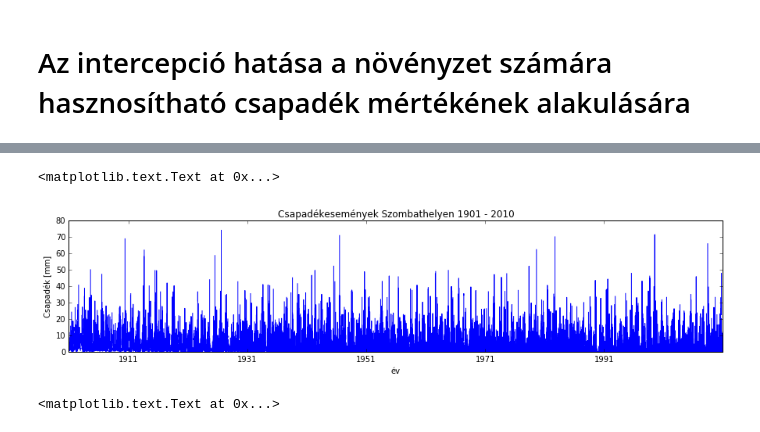
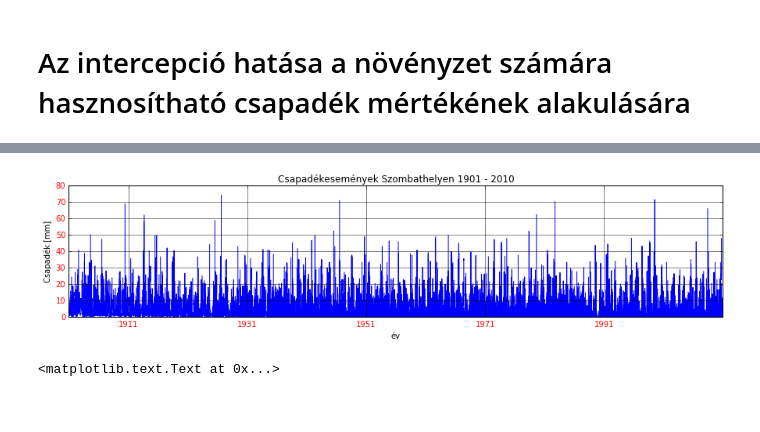
Before and after one commit to jsheperd/forest_water, a Jupyter notebook: interception.ipynb, the cells around one changed output, grey strips where cells are left out. Saved outputs shown, nothing was run; the diff lists cells and outputs as text; code cells hidden in the pictures.

Commit message:
New chart

```diff
--- a/interception.ipynb
+++ b/interception.ipynb
@@ -15,25 +15,39 @@ Az [Országos meteorológia Szolgálat 1901-2010 éghajalati adasorai](http://ww
 # %%
 %matplotlib inline
 import pandas as pd
 from pandas import Series, DataFrame, Panel
 import matplotlib.pyplot as plt
 import numpy as np
 
 
 dateparse = lambda x: pd.datetime.strptime(x, '%Y-%m-%d')
 szo_daily = pd.read_csv('https://raw.githubusercontent.com/jsheperd/forest_water/master/data/SZO_d.txt',
                         sep=';',
                         parse_dates=['#datum'],
                         date_parser=lambda x: pd.datetime.strptime(x, '%Y-%m-%d')
                         )
 
 szo_daily.set_index(szo_daily['#datum'])
-plt.subplots(figsize=(15, 3))
+fig, ax = plt.subplots(figsize=(15, 3))
 plt.plot('#datum', 'd_rs', data=szo_daily)
 plt.ylabel(u'Csapadék [mm]')
 plt.xlabel(u'év')
 plt.title(u'Csapadékesemények Szombathelyen 1901 - 2010')
+
+plt.grid(True)
+ticklines = ax.get_xticklines() + ax.get_yticklines()
+gridlines = ax.get_xgridlines() + ax.get_ygridlines()
+ticklabels = ax.get_xticklabels() + ax.get_yticklabels()
+
+for line in ticklines:
+    line.set_linewidth(3)
+
+for line in gridlines:
+    line.set_linestyle('-')
+
+for label in ticklabels:
+    label.set_color('r')
+    label.set_fontsize('medium')
 # %% [output]
-<matplotlib.text.Text at 0x...>
-[figure, old version]
+[figure, new version]
 # %%
```
Also changed, not shown: parts of 4 cells of this notebook.
